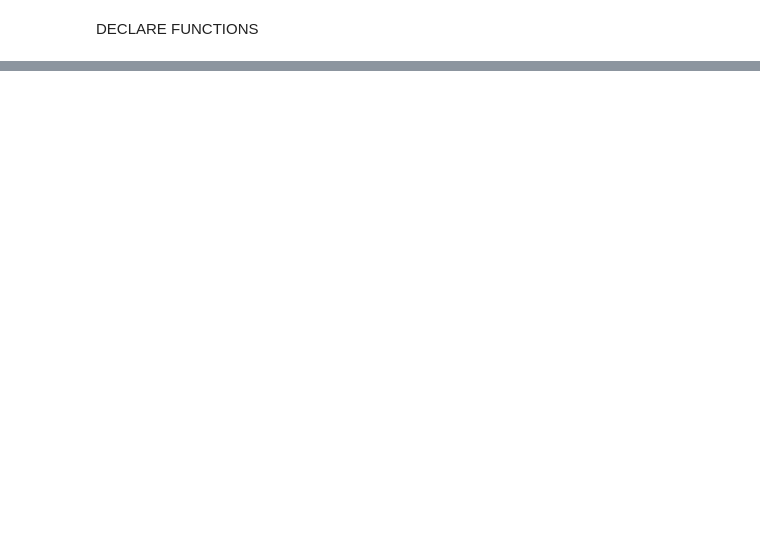
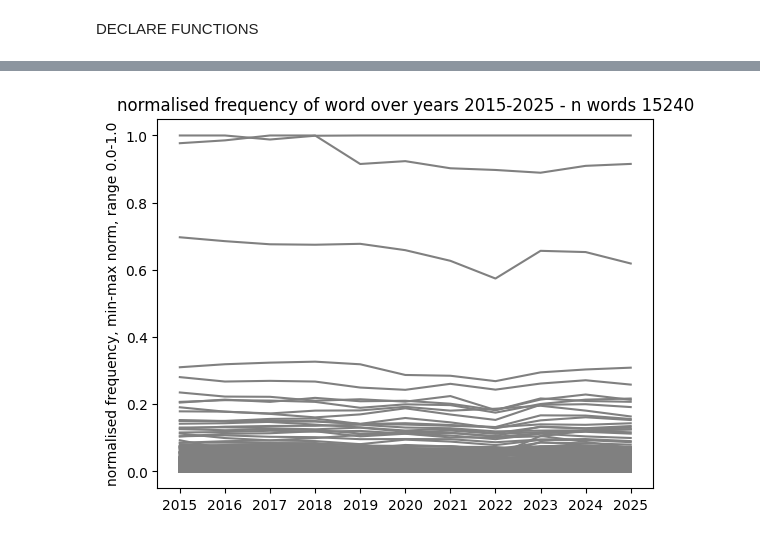
Before and after one commit to oarajala/ParliamentSampo_GenAI_detection, a Jupyter notebook: project/03d_analysis_word_freqs_nonlemma.ipynb, the cells around one changed output, grey strips where cells are left out. Cells and saved outputs as stored; diff of their text form; code cells hidden in the pictures; blank space fills up the shorter version.

```diff
--- a/project/03d_analysis_word_freqs_nonlemma.ipynb
+++ b/project/03d_analysis_word_freqs_nonlemma.ipynb
@@ -307,11 +350,15 @@ plt.show()
 # %%
 x = plot_this['year'].unique()
 for word in plot_this['word'].unique():
     y = plot_this['word_norm'].loc[plot_this['word']==word]
     plt.plot(x, y, label=word, linestyle='-', color='grey')
 
 plt.xticks(plot_this['year'].unique())
+plt.title(f'normalised frequency of word over years 2015-2025 - n words {len(plot_this['word'].unique())}')
+plt.ylabel('normalised frequency, min-max norm, range 0.0-1.0')
 plt.show()
+# %% [output]
+[figure, added]
 # %%
 # x-axis = years
 x = plot_this['year'].unique()
```
Also changed, not shown: parts of 13 cells of this notebook, 1 other file.
